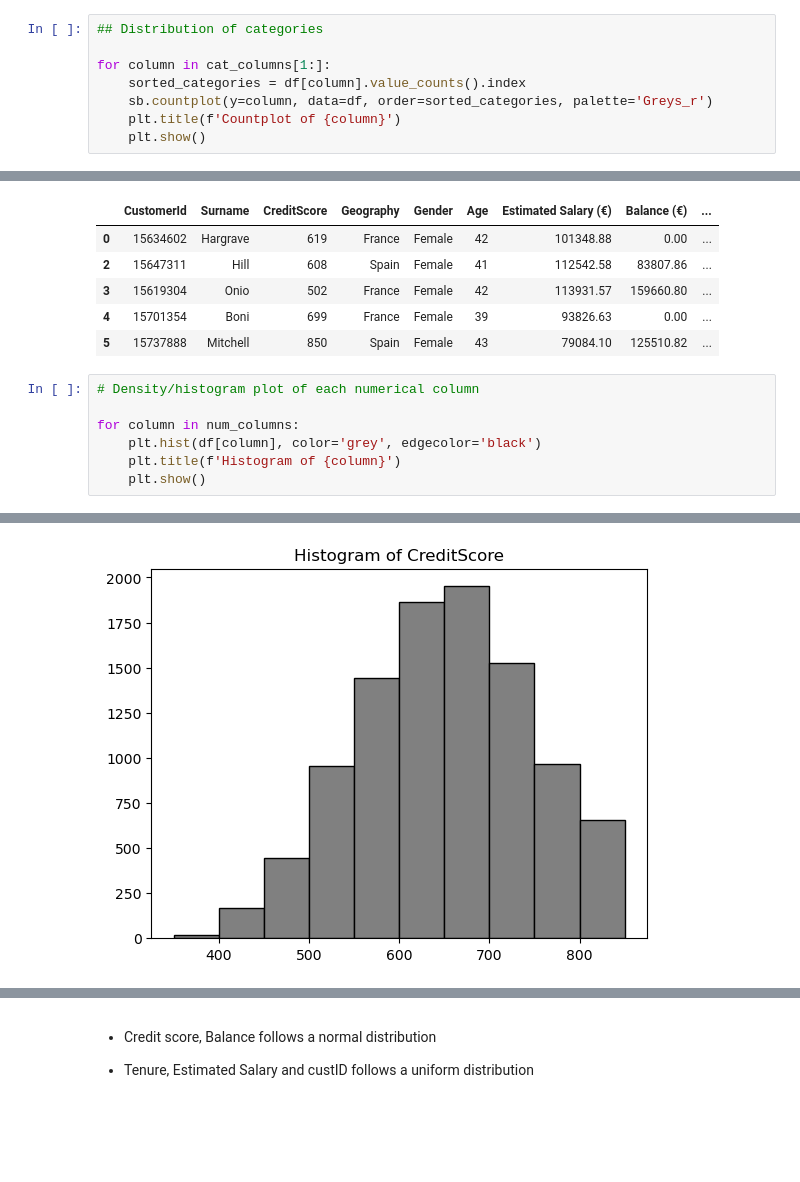
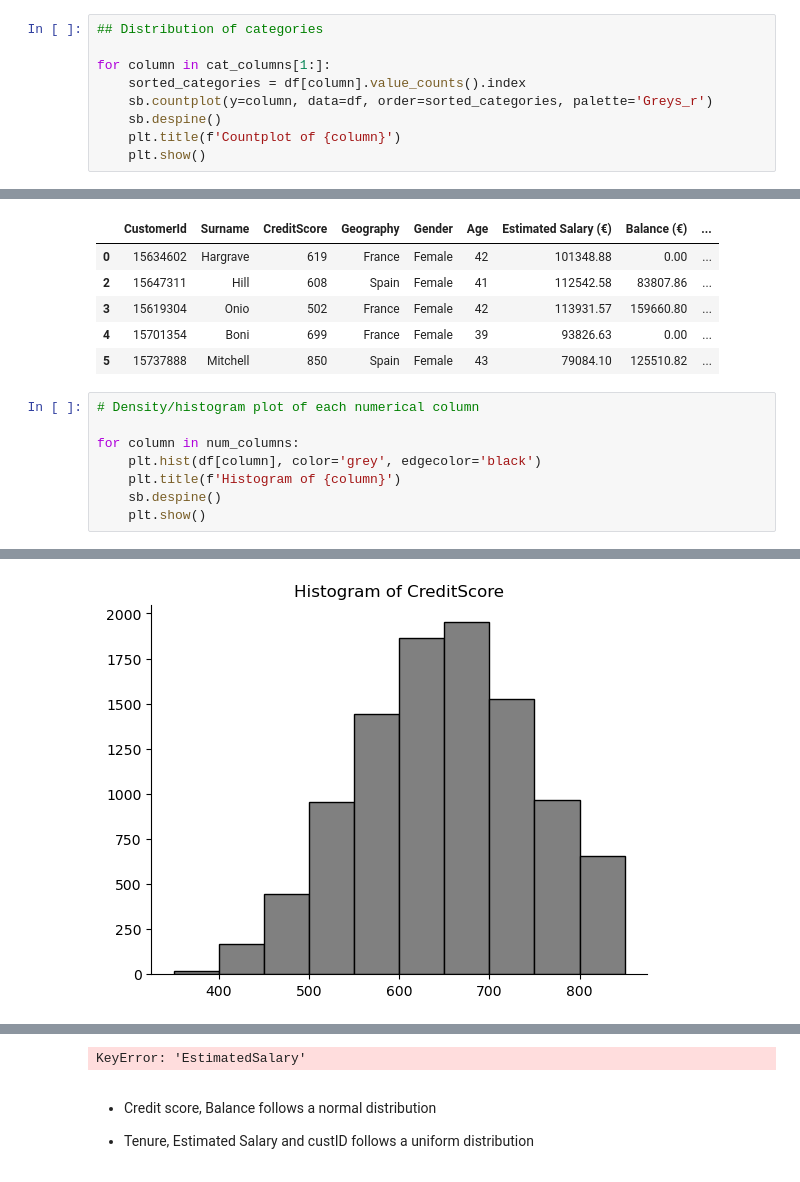
Before and after one commit to Abednego-py/ZinaPay-Bank-Customer-Analysis, a Jupyter notebook: Bank Customer Churn Data Analysis.ipynb, the cells around one changed output, grey strips where cells are left out. Saved outputs shown, nothing was run; the diff lists cells and outputs as text; blank space fills up the shorter version.

```diff
--- a/Bank Customer Churn Data Analysis.ipynb
+++ b/Bank Customer Churn Data Analysis.ipynb
@@ -416,6 +420,7 @@ df.head()
 for column in cat_columns[1:]:
     sorted_categories = df[column].value_counts().index
     sb.countplot(y=column, data=df, order=sorted_categories, palette='Greys_r')
+    sb.despine()
     plt.title(f'Countplot of {column}')
     plt.show()
 # %% [output]
@@ -479,5 +484,6 @@ df.head()
 for column in num_columns:
     plt.hist(df[column], color='grey', edgecolor='black')
     plt.title(f'Histogram of {column}')
+    sb.despine()
     plt.show()
 # %% [output]
@@ -485 +491 @@ for column in num_columns:
-[figure, old version]
+[figure, new version]
@@ -491,3 +493,4 @@ for column in num_columns:
+KeyError: 'EstimatedSalary'
 # %% [markdown]
 - Credit score, Balance follows a normal distribution
 
```
Also changed, not shown: parts of 12 cells of this notebook, 1 other file.
